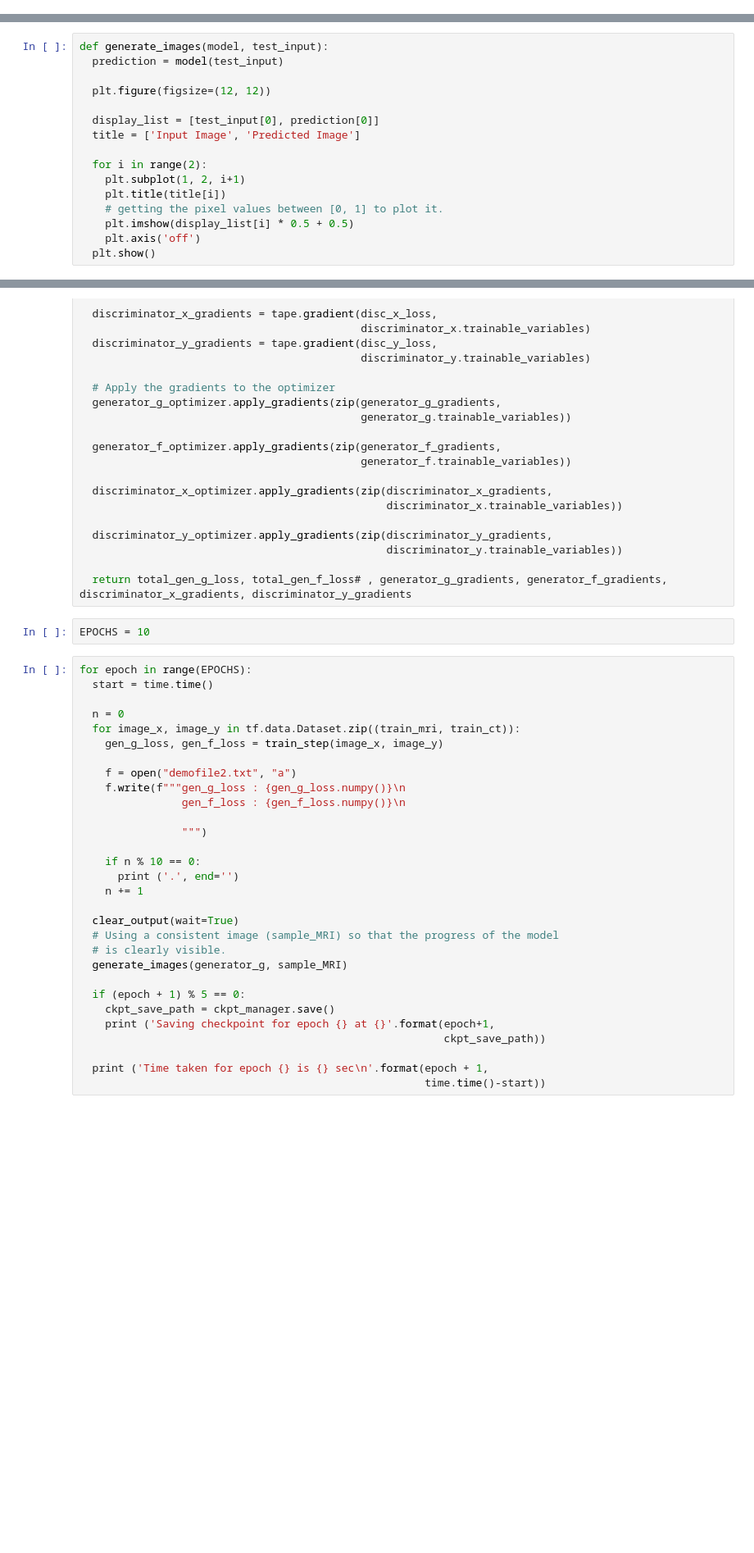
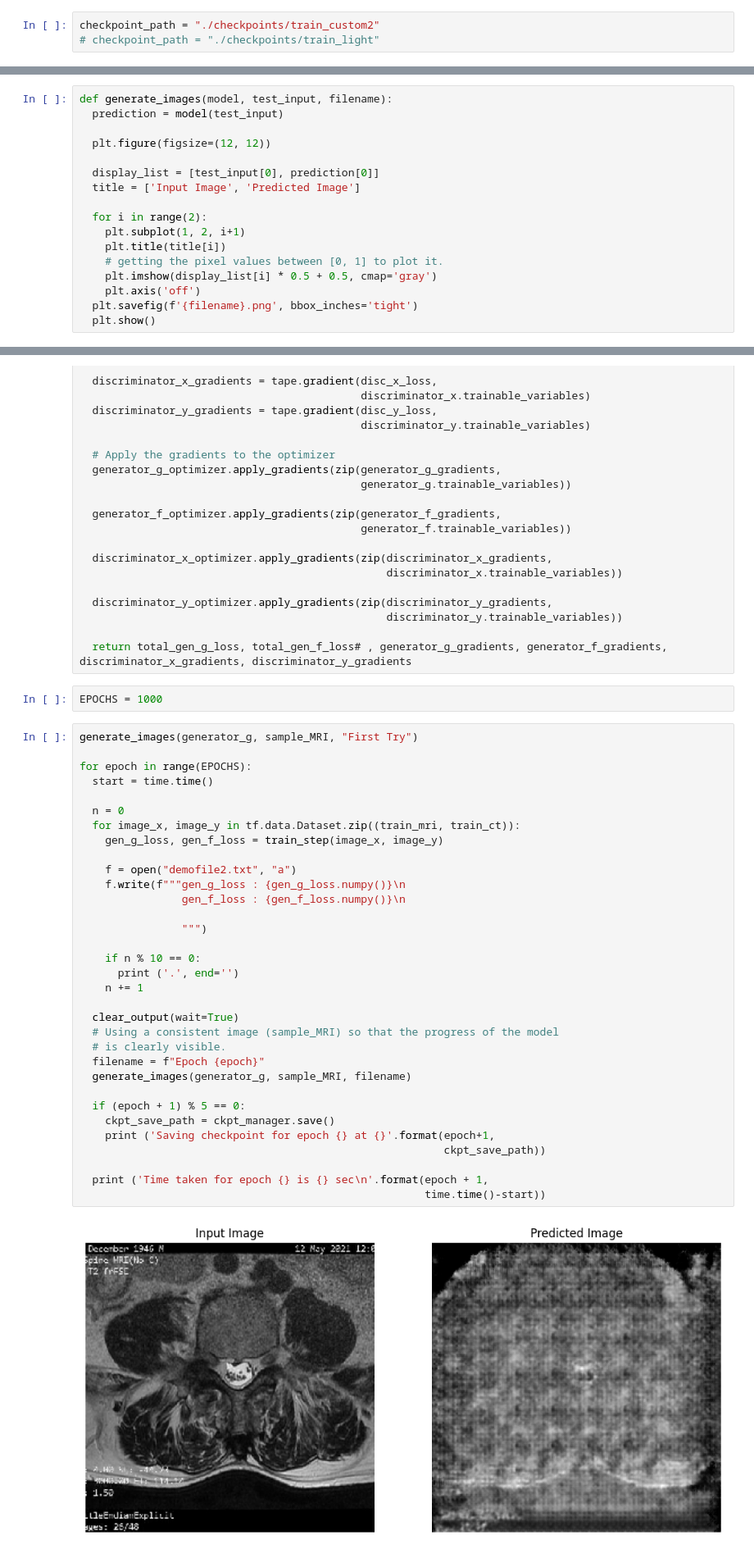
Before and after one commit to Jimmynycu/GAN_MRI2CT, a Jupyter notebook: cyclegan.ipynb, the cells around one changed output, grey strips where cells are left out. Shown at 82% size. Saved outputs shown, nothing was run; the diff lists cells and outputs as text; blank space fills up the shorter version.

```diff
--- a/cyclegan.ipynb
+++ b/cyclegan.ipynb
@@ -356,4 +464,7 @@ discriminator_x_optimizer = tf.keras.optimizers.Adam(2e-4, beta_1=0.5)
 discriminator_y_optimizer = tf.keras.optimizers.Adam(2e-4, beta_1=0.5)
 # %% [markdown]
 ## Checkpoints
+# %%
+checkpoint_path = "./checkpoints/train_custom2"
+# checkpoint_path = "./checkpoints/train_light"
 # %%
@@ -383,5 +489,5 @@ Note: This example model is trained for fewer epochs (10) than the paper (200) t
 # %%
-def generate_images(model, test_input):
+def generate_images(model, test_input, filename):
   prediction = model(test_input)
 
   plt.figure(figsize=(12, 12))
@@ -393,8 +499,9 @@ def generate_images(model, test_input):
     plt.subplot(1, 2, i+1)
     plt.title(title[i])
     # getting the pixel values between [0, 1] to plot it.
-    plt.imshow(display_list[i] * 0.5 + 0.5)
+    plt.imshow(display_list[i] * 0.5 + 0.5, cmap='gray')
     plt.axis('off')
+  plt.savefig(f'{filename}.png', bbox_inches='tight')
   plt.show()
 # %% [markdown]
 Even though the training loop looks complicated, it consists of four basic steps:
@@ -468,35 +575,39 @@ def train_step(real_x, real_y):
 
   return total_gen_g_loss, total_gen_f_loss# , generator_g_gradients, generator_f_gradients, discriminator_x_gradients, discriminator_y_gradients
 # %%
-EPOCHS = 10
+EPOCHS = 1000
 # %%
+generate_images(generator_g, sample_MRI, "First Try")
+
 for epoch in range(EPOCHS):
   start = time.time()
 
   n = 0
   for image_x, image_y in tf.data.Dataset.zip((train_mri, train_ct)):
     gen_g_loss, gen_f_loss = train_step(image_x, image_y)
 
     f = open("demofile2.txt", "a")
     f.write(f"""gen_g_loss : {gen_g_loss.numpy()}\n
                 gen_f_loss : {gen_f_loss.numpy()}\n
 
                 """)
 
     if n % 10 == 0:
       print ('.', end='')
     n += 1
 
   clear_output(wait=True)
   # Using a consistent image (sample_MRI) so that the progress of the model
   # is clearly visible.
-  generate_images(generator_g, sample_MRI)
+  filename = f"Epoch {epoch}"
+  generate_images(generator_g, sample_MRI, filename)
 
   if (epoch + 1) % 5 == 0:
     ckpt_save_path = ckpt_manager.save()
     print ('Saving checkpoint for epoch {} at {}'.format(epoch+1,
                                                          ckpt_save_path))
 
   print ('Time taken for epoch {} is {} sec\n'.format(epoch + 1,
                                                       time.time()-start))
 # %% [output]
+[figure, added]
```
Also changed, not shown: parts of 33 cells of this notebook.
